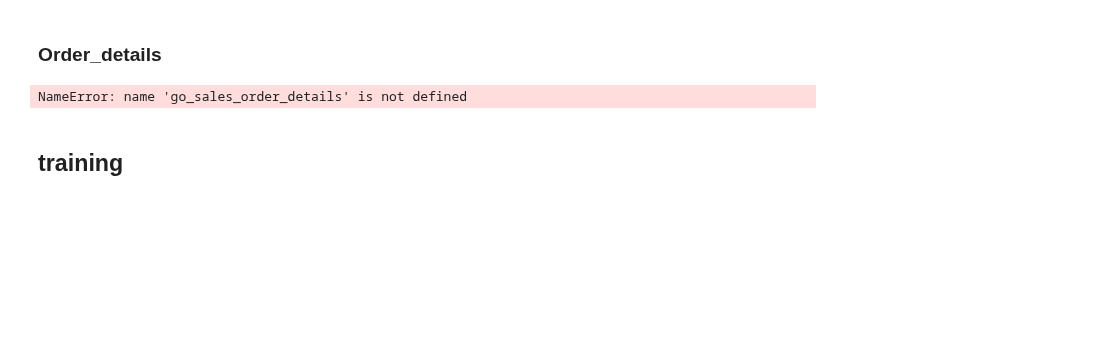
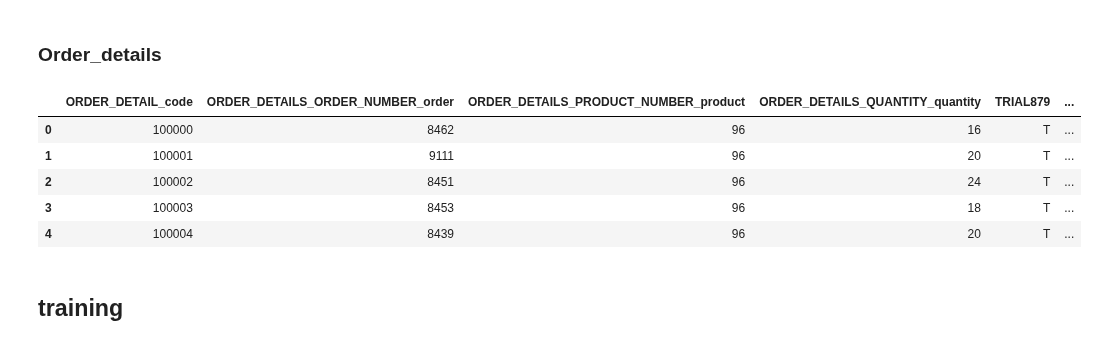
Before and after one commit to Nrojt/SE4-DEDS-Pyhton-opdrachten, a Jupyter notebook: week 4 5/4 5/Practicum_4-5.ipynb, the cells around one changed output. Saved outputs shown, nothing was run; the diff lists cells and outputs as text; code cells hidden in the pictures; blank space fills up the shorter version.

```diff
--- a/week 4 5/4 5/Practicum_4-5.ipynb
+++ b/week 4 5/4 5/Practicum_4-5.ipynb
@@ -335,24 +430,26 @@ product.head()
 ### Order_details
 # %%
 order_details = go_sales_order_details
-
-# merging the returned_item and order_details
-order_details = pd.merge(order_details, returned_item, left_on='ORDER_DETAIL_CODE', right_on='RETURNED_ITEM_ORDER_DETAIL_CODE')
 
 # merging unit and order_details
 order_details = pd.merge(order_details, unit, left_on=['ORDER_DETAIL_CODE', 'UNIT_id'], right_on=['ORDER_DETAIL_CODE', 'UNIT_id'])
 
 # dropping the columns replaced by unit and returned_item
 order_details = order_details.drop(columns=['UNIT_COST', 'UNIT_PRICE', 'UNIT_SALE_PRICE'])
 
 # rename the columns
-order_details = order_details.rename(columns={'QUANTITY': 'ORDER_DETAILS_QUANTITY_quantity', 'RETURNED_ITEM_code': 'ORDER_DETAILS_RETURN_CODE_returned', 'ORDER_NUMBER': 'ORDER_DETAILS_ORDER_NUMBER_order', 'PRODUCT_NUMBER': 'ORDER_DETAILS_PRODUCT_NUMBER_product', 'UNIT_ID': 'ORDER_DETAILS_UNIT_ID_unit', 'ORDER_DETAIL_CODE' : 'ORDER_DETAIL_code'})
+order_details = order_details.rename(columns={'QUANTITY': 'ORDER_DETAILS_QUANTITY_quantity', 'ORDER_NUMBER': 'ORDER_DETAILS_ORDER_NUMBER_order', 'PRODUCT_NUMBER': 'ORDER_DETAILS_PRODUCT_NUMBER_product', 'UNIT_ID': 'ORDER_DETAILS_UNIT_ID_unit', 'ORDER_DETAIL_CODE' : 'ORDER_DETAIL_code'})
 
 all_dataframes.append(order_details)
 
 order_details.head()
 # %% [output]
-NameError: name 'go_sales_order_details' is not defined
+|  | ORDER_DETAIL_code | ORDER_DETAILS_ORDER_NUMBER_order | ORDER_DETAILS_PRODUCT_NUMBER_product | ORDER_DETAILS_QUANTITY_quantity | TRIAL879 | ... |
+| 0 | 100000 | 8462 | 96 | 16 | T | ... |
+| 1 | 100001 | 9111 | 96 | 20 | T | ... |
+| 2 | 100002 | 8451 | 96 | 24 | T | ... |
+| 3 | 100003 | 8453 | 96 | 18 | T | ... |
+| 4 | 100004 | 8439 | 96 | 20 | T | ... |
 # %% [markdown]
 ## training
 # %%
```
Also changed, not shown: parts of 71 cells of this notebook, 2 other files.
